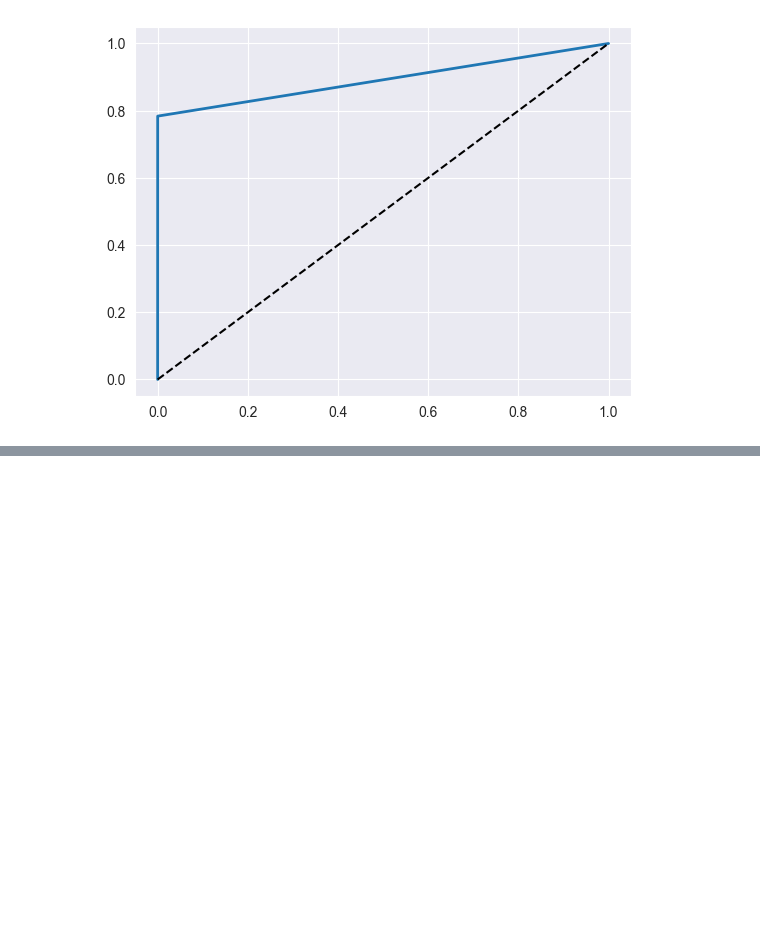
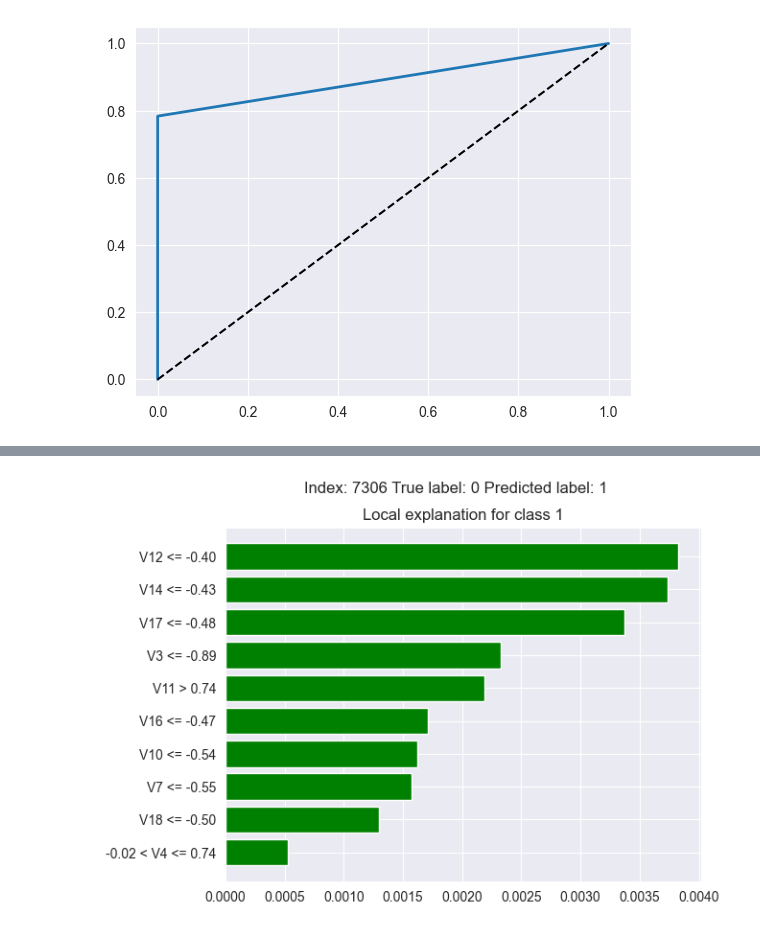
Before and after one commit to lukaszykw/IntroductionToMachineLearning-Project1, a Jupyter notebook: budowa_krok_3_4.ipynb, the cells around one changed output, grey strips where cells are left out. Cells and saved outputs as stored; diff of their text form; code cells hidden in the pictures; blank space fills up the shorter version.

```diff
--- a/budowa_krok_3_4.ipynb
+++ b/budowa_krok_3_4.ipynb
@@ -1066,0 +1141,4 @@ plt.show()
+# %%
+explain_lime(ext_clf, 7306)
+# %% [output]
+[figure, added]
```
Also changed, not shown: parts of 12 cells of this notebook, 1 other file.
